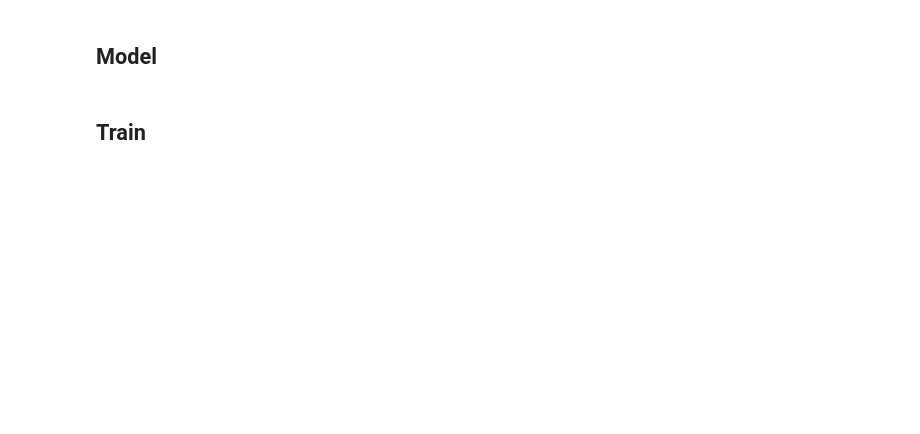
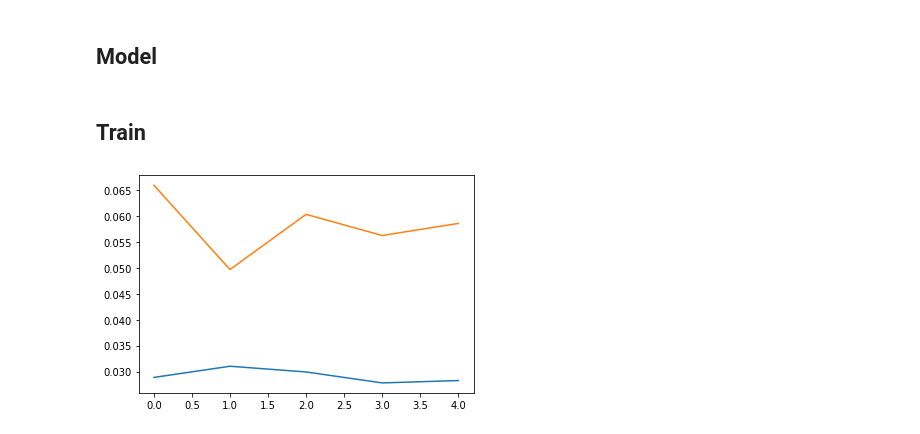
Before and after one commit to GusevMihail/seamless_textute_generator, a Jupyter notebook: sandbox.ipynb, the cells around one changed output. Saved outputs shown, nothing was run; the diff lists cells and outputs as text; code cells hidden in the pictures; blank space fills up the shorter version.

```diff
--- a/sandbox.ipynb
+++ b/sandbox.ipynb
@@ -149,5 +154,5 @@ for fig_x in ax.flatten():
 # %%
-train_loader = DataLoader(train_data, batch_size=5)
+train_loader = DataLoader(train_data, batch_size=30, )
 val_loader = DataLoader(val_data, batch_size=5)
 test_loader = DataLoader(test_data, batch_size=5)
 # %% [markdown]
@@ -316,12 +321,17 @@ def bce_loss(y_real, y_pred):
 model = FullyConv(3, 224*224*3)
 model = model.to(DEVICE)
 # %%
-lr = 1e-5
+lr = 1e-4
 
+# loss_fn = nn.L1Loss()
 loss_fn = nn.MSELoss()
 optim = torch.optim.Adam(model.parameters(), lr=lr)
 # %%
-_ = train(model, train_loader, loss_fn, optim, 50, val_loader=val_loader)
+train_hist, _ = train(model, train_loader, loss_fn, optim, 5, val_loader=val_loader)
+plt.plot(train_hist['Tloss'])
+plt.plot(train_hist['Vloss']);
+# %% [output]
+[figure, added]
 # %%
 np.random.seed(42)
 samples = 5
```
Also changed, not shown: parts of 6 cells of this notebook.
